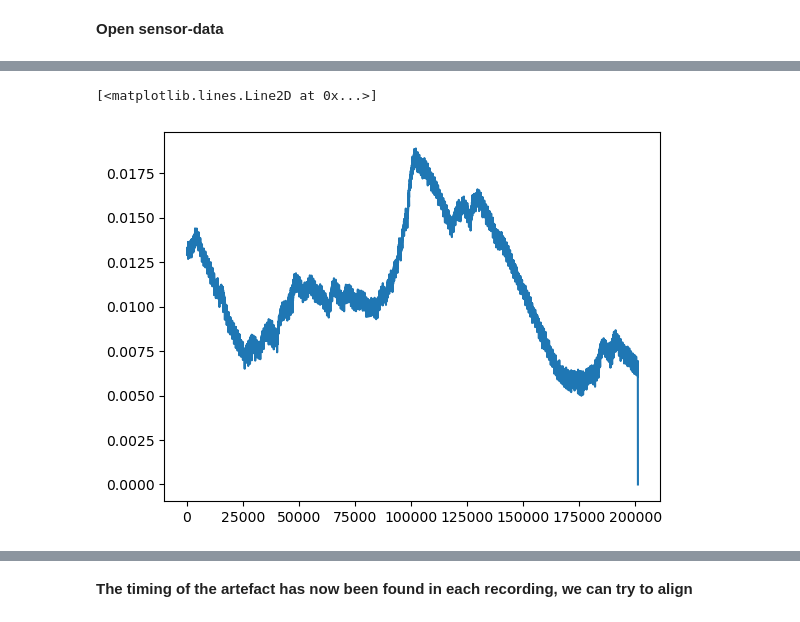
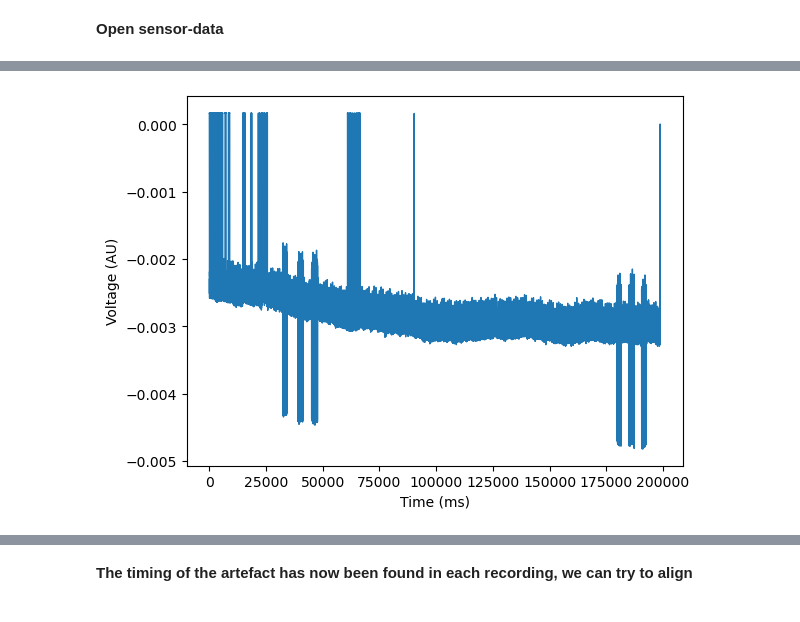
Before and after one commit to juliettevivien/Synchronization, a Jupyter notebook: Align LFP data with sensor data.ipynb, the cells around one changed output, grey strips where cells are left out. Cells and saved outputs as stored; diff of their text form; code cells hidden in the pictures.

```diff
--- a/Align LFP data with sensor data.ipynb
+++ b/Align LFP data with sensor data.ipynb
@@ -204,7 +241,8 @@ none
-# %%
-BIP03 = mne_object.get_data()[2]
-df_TMSi=pd.DataFrame(x_time,BIP03)
-plt.plot(x_time,BIP03)
-# %% [output]
-[<matplotlib.lines.Line2D at 0x...>]
-[figure, removed]
+# %%
+BIP01 = mne_object.get_data()[65]
+plt.xlabel('Time (ms)')
+plt.ylabel('Voltage (AU)')
+plt.plot(x_time,BIP01,linewidth=1)
+plt.show()
+# %% [output]
+[figure, added]
```
Also changed, not shown: parts of 33 cells of this notebook, 1 other file.
